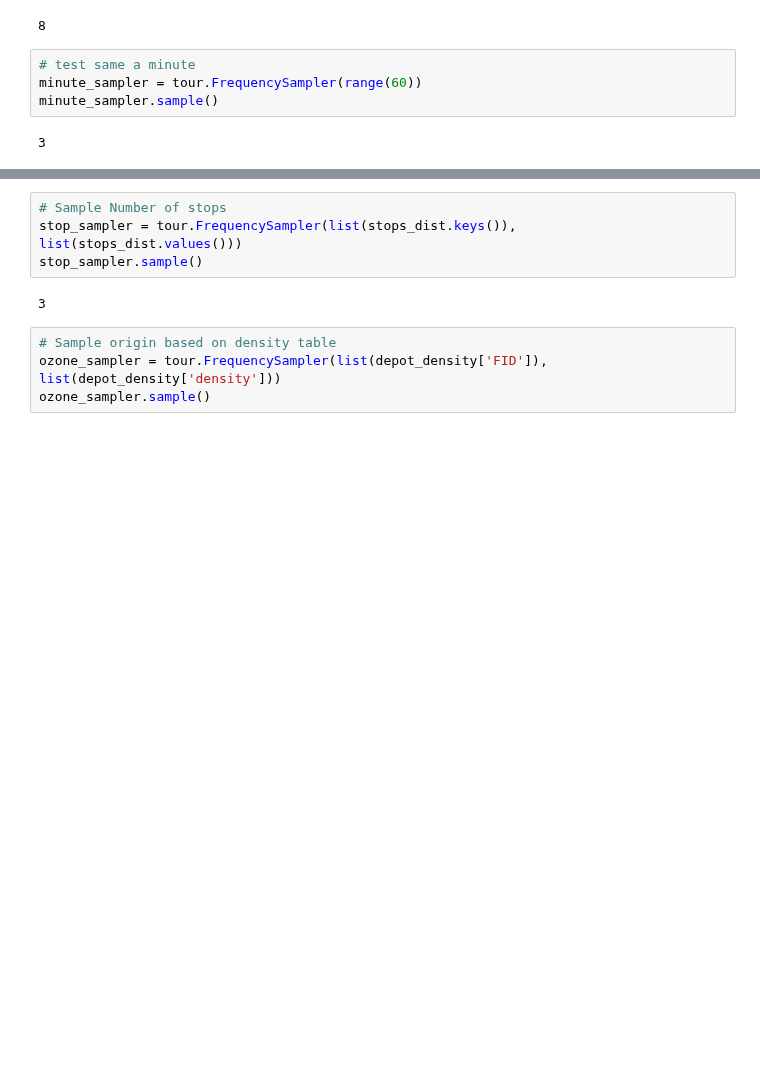
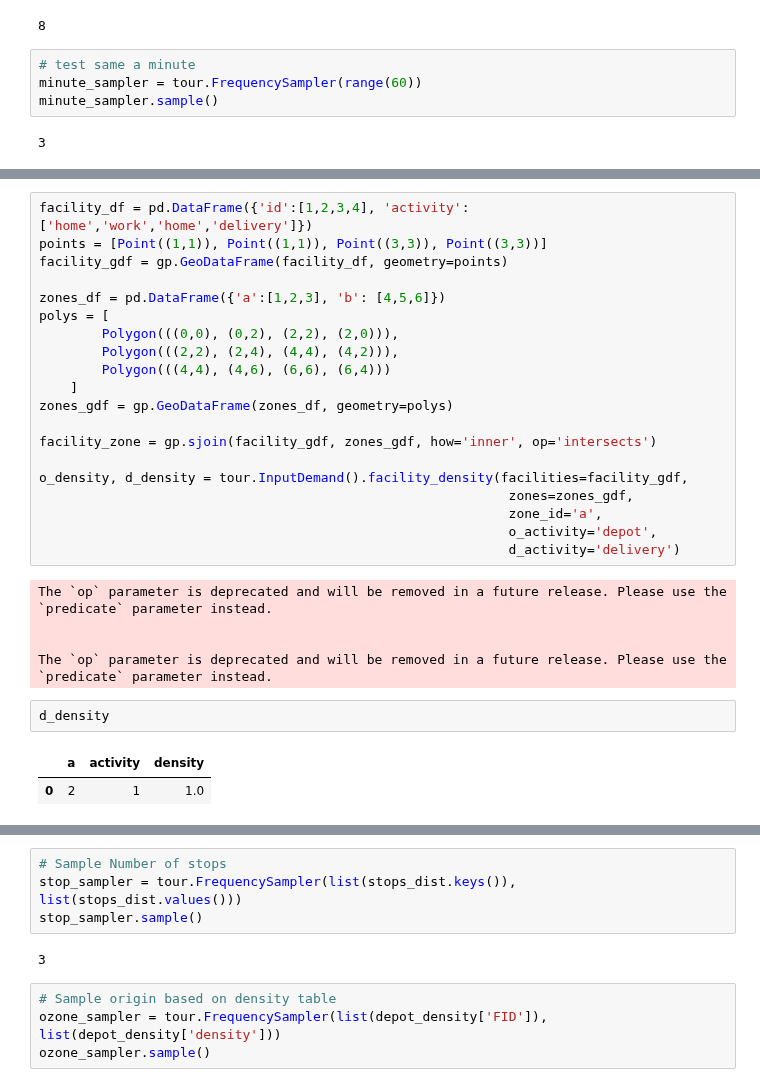
Before and after one commit to arup-group/pam, a Jupyter notebook: examples/17_freight_tour.ipynb, the cells around one changed output, grey strips where cells are left out. Drawn from its saved outputs; the diff is of its cells as text; blank space fills up the shorter version.

```diff
--- a/examples/17_freight_tour.ipynb
+++ b/examples/17_freight_tour.ipynb
@@ -272,0 +308,30 @@ minute_sampler.sample()
+# %%
+facility_df = pd.DataFrame({'id':[1,2,3,4], 'activity': ['home','work','home','delivery']})
+points = [Point((1,1)), Point((1,1)), Point((3,3)), Point((3,3))]
+facility_gdf = gp.GeoDataFrame(facility_df, geometry=points)
+
+zones_df = pd.DataFrame({'a':[1,2,3], 'b': [4,5,6]})
+polys = [
+        Polygon(((0,0), (0,2), (2,2), (2,0))),
+        Polygon(((2,2), (2,4), (4,4), (4,2))),
+        Polygon(((4,4), (4,6), (6,6), (6,4)))
+    ]
+zones_gdf = gp.GeoDataFrame(zones_df, geometry=polys)
+
+facility_zone = gp.sjoin(facility_gdf, zones_gdf, how='inner', op='intersects')
+
+o_density, d_density = tour.InputDemand().facility_density(facilities=facility_gdf,
+                                                            zones=zones_gdf,
+                                                            zone_id='a',
+                                                            o_activity='depot',
+                                                            d_activity='delivery')
+# %% [output]
+The `op` parameter is deprecated and will be removed in a future release. Please use the `predicate` parameter instead.
+
+
+The `op` parameter is deprecated and will be removed in a future release. Please use the `predicate` parameter instead.
+# %%
+d_density
+# %% [output]
+|  | a | activity | density |
+| 0 | 2 | 1 | 1.0 |
```
Also changed, not shown: parts of 9 cells of this notebook, 2 other files.
